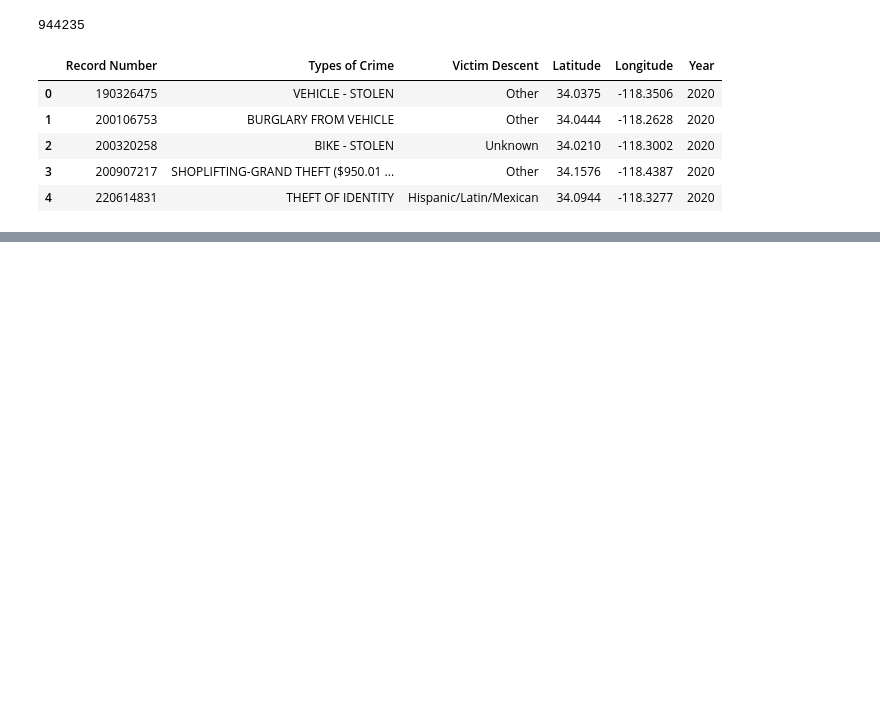
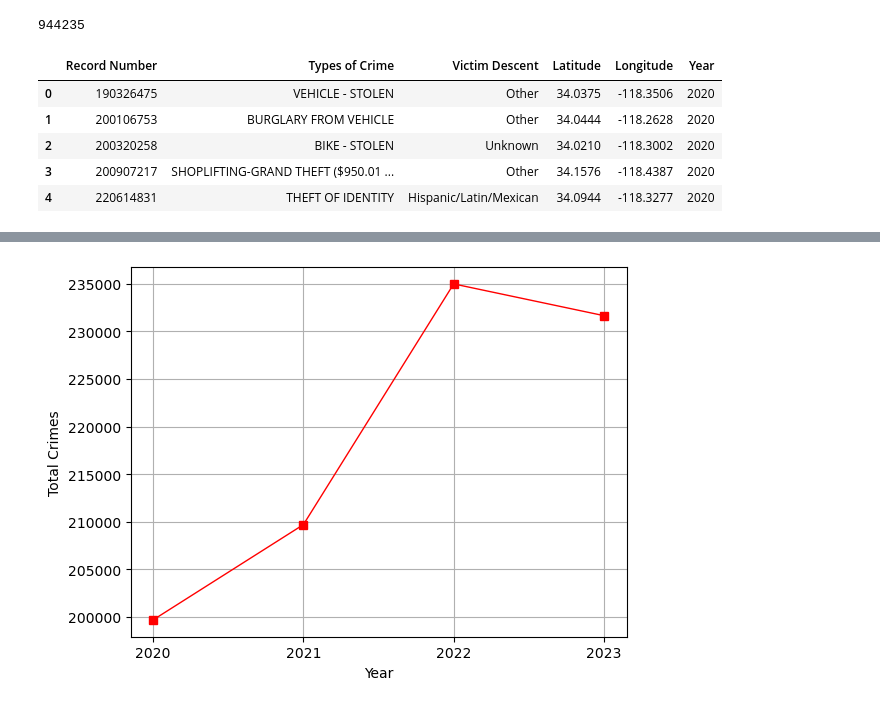
Before and after one commit to Mohammed-a-ali01/Project-3---Data-Visualization-, a Jupyter notebook: line_plot.ipynb, the cells around one changed output, grey strips where cells are left out. Cells and saved outputs as stored; diff of their text form; code cells hidden in the pictures; blank space fills up the shorter version.

```diff
--- a/line_plot.ipynb
+++ b/line_plot.ipynb
@@ -164,6 +164,6 @@ df_filtered.head()
 | 4 | 220614831 | THEFT OF IDENTITY | Hispanic/Latin/Mexican | 34.0944 | -118.3277 | 2020 |
 # %%
 # Exclude data of 2024
-year_cleaned_df = df_filtered[df_filtered['Year'].dt.year != 2024]
-year_cleaned_df.head()
+year_cleaned_df = df_filtered[df_filtered['Year'] != 2024]
+year_cleaned_df
 # %% [output]
@@ -170,0 +183,5 @@ AttributeError: Can only use .dt accessor with datetimelike values
+# %%
+# keep two columns for a line plot
+columns = ['Record Number', 'Year']
+total_crime_df = year_cleaned_df[columns]
+total_crime_df.head()
@@ -170,0 +195,5 @@ AttributeError: Can only use .dt accessor with datetimelike values
+# %%
+# Count the total crimes per year
+trend_df = total_crime_df.groupby(total_crime_df['Year']).count()
+trend_df.reset_index(inplace=True)
+trend_df.head()
@@ -170,0 +206,3 @@ AttributeError: Can only use .dt accessor with datetimelike values
+# %%
+# Turn data type of year into a string
+trend_df['Year']=trend_df['Year'].astype(str)
@@ -170,0 +212,12 @@ AttributeError: Can only use .dt accessor with datetimelike values
+# %%
+# Create a line graph to show the crime count
+x_axis = trend_df['Year']
+y_axis = trend_df['Record Number']
+plt.plot(x_axis, y_axis, marker="s", color="Red", linewidth=1)
+plt.xlabel('Year')
+plt.ylabel('Total Crimes')
+plt.grid()
+plt.savefig('Yi_line.png')
+plt.show()
+# %% [output]
+[figure, added]
```
Also changed, not shown: parts of 4 cells of this notebook.
